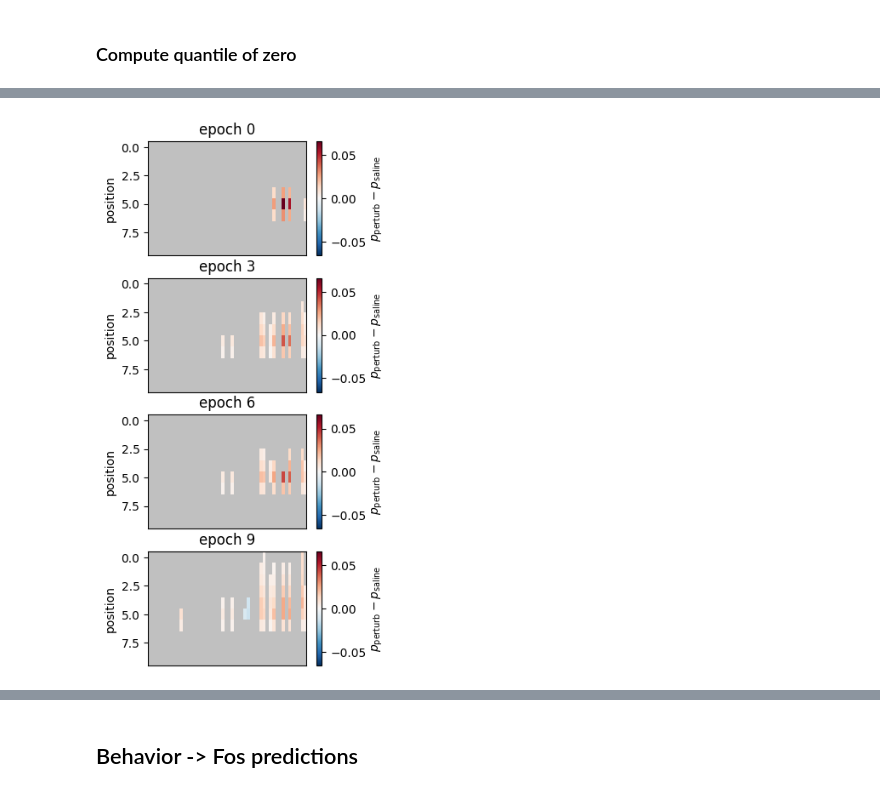
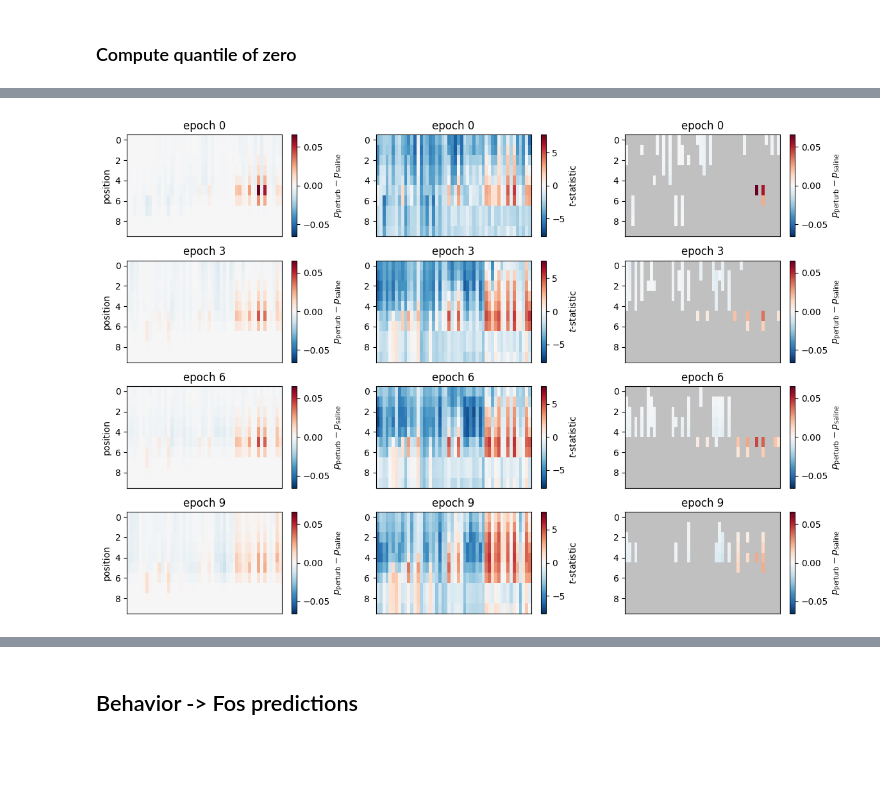
Before and after one commit to lindermanlab/fos, a Jupyter notebook: notebooks/2024-06-18 fos-behavior predictions.ipynb, the cells around one changed output, grey strips where cells are left out. Drawn from its saved outputs; the diff is of its cells as text; code cells hidden in the pictures; blank space fills up the shorter version.

Commit message:
updating fos-behavior predictions with stratified bootstrap

```diff
--- a/notebooks/2024-06-18 fos-behavior predictions.ipynb
+++ b/notebooks/2024-06-18 fos-behavior predictions.ipynb
@@ -104,6 +108,6 @@ for i in progress_bar(range(0, NUM_BOOTSTRAP)):
         # print(f"found results for iteration {i}")
         continue
 
-    artifact = api.artifact("linderman-lab/serotonin-fos-seminmf-bootstrap/params_pkl:v{:d}".format(i))
+    artifact = api.artifact(f"{WAND_FOS_BOOTSTRAP_PROJECT}/params_pkl:v{i}")
     artifact.download(root=FOS_PARAM_DIR)
 # %% [output]
@@ -117,7 +131,8 @@ for i in progress_bar(range(0, NUM_BOOTSTRAP + 3)):
         continue
 
     try:
-        artifact = api.artifact("linderman-lab/serotonin-behavior-bootstrap/params_pkl:v{:d}".format(i))
+        artifact = api.artifact(f"{WAND_BEHAVIOR_BOOTSTRAP_PROJECT}/params_pkl:v{i}")
+        # artifact = api.artifact("/params_pkl:v{:d}".format(i))
         artifact.download(root=BEHAVIOR_PARAM_DIR)
     except:
         print("could not find artifact params_pkl:v{:d}".format(i))
@@ -245,5 +260,5 @@ for i in progress_bar(range(NUM_BOOTSTRAP)):
 # %%
-e, p, s = 3, 5, 42
+e, p, s = 3, 5, 36
 plt.hist(bootstrap_pred_behav_changes[:, e, p, s], 50, alpha=0.75, edgecolor='gray', label='bootstrap samples')
 plt.axvline(final_pred_behav_change[e, p, s], color='r', label='full model')
 plt.xlabel("predicted change in syllable probability")
@@ -269,0 +285,13 @@ Text(0, 0.5, 'count')
+# %%
+from scipy import stats
+sem_pred_behav_change = np.std(bootstrap_pred_behav_changes, axis=0)
+tstat_pred_behav_change = final_pred_behav_change / sem_pred_behav_change
+pval_pred_behav_change = stats.t.sf(np.abs(tstat_pred_behav_change), NUM_BOOTSTRAP-1)*2
+
+# Make a copy of the changes and nan out the insignificant ones
+p_thresh = 0.05 / final_pred_behav_change.size
+sig = pval_pred_behav_change < p_thresh
+sig_pred_behav_change = final_pred_behav_change.copy()
+sig_pred_behav_change[~sig] = np.nan
+
+print(f"num sig. predictions (Bonferroni): {sig.sum()}")
@@ -270,27 +302,46 @@ Text(0, 0.5, 'count')
 # %%
-# Determine significance
-thr = 0.01
-sig = (cdf0 < 0.025) | (cdf0 > 0.975) & (abs(final_pred_behav_change) > thr)
-
-# Make a copy of the changes and nan out the insignificant ones
-sig_pred_behav_change = final_pred_behav_change.copy()
-sig_pred_behav_change[~sig] = np.nan
-
 # Plot the changes for a few epochs
 epochs_to_plot = [0, 3, 6, 9]
-fig, axs = plt.subplots(len(epochs_to_plot), figsize=(3, 2 * len(epochs_to_plot)))
-vlim = np.nanmax(abs(sig_pred_behav_change))
+fig, axs = plt.subplots(len(epochs_to_plot), 3, figsize=(12, 2 * len(epochs_to_plot)))
+vlim = abs(final_pred_behav_change).max()
+tlim = abs(tstat_pred_behav_change).max()
 for j, e in enumerate(epochs_to_plot):
-    im = axs[j].imshow(sig_pred_behav_change[e],
-                       cmap=cmap,
-                       interpolation="none",
-                       aspect="auto",
-                       vmin=-vlim,
-                       vmax=vlim)
-    axs[j].set_ylabel("position")
-    axs[j].set_xticks([])
-    axs[j].set_title(f"epoch {e}")
+    im = axs[j,0].imshow(final_pred_behav_change[e],
+                         cmap=cmap,
+                         interpolation="none",
+                         aspect="auto",
+                         vmin=-vlim,
+                         vmax=vlim)
+    axs[j,0].set_xticks([])
+    axs[j,0].set_title(f"epoch {e}")
+    axs[j,0].set_ylabel("position")
     # plt.colorbar(im, label=r"$\log \frac{{p_{{\mathsf{{perturb}}}}}}{{p_{{\mathsf{{saline}}}}}}$.")
     plt.colorbar(im, label=r"$p_{{\mathsf{{perturb}}}} - p_{{\mathsf{{saline}}}}$")
+
+    im = axs[j,1].imshow(tstat_pred_behav_change[e],
+                         cmap=cmap,
+                         interpolation="none",
+                         aspect="auto",
+                         vmin=-tlim,
+                         vmax=tlim)
+    axs[j,1].set_xticks([])
+    axs[j,1].set_title(f"epoch {e}")
+    # axs[j,1].set_ylabel("position")
+    # plt.colorbar(im, label=r"$\log \frac{{p_{{\mathsf{{perturb}}}}}}{{p_{{\mathsf{{saline}}}}}}$.")
+    plt.colorbar(im, label=r"$t$-statistic")
+
+    im = axs[j,2].imshow(sig_pred_behav_change[e],
+                         cmap=cmap,
+                         interpolation="none",
+                         aspect="auto",
+                         vmin=-vlim,
+                         vmax=vlim)
+    # axs[j,2].set_ylabel("position")
+    axs[j,2].set_xticks([])
+    axs[j,2].set_title(f"epoch {e}")
+    # plt.colorbar(im, label=r"$\log \frac{{p_{{\mathsf{{perturb}}}}}}{{p_{{\mathsf{{saline}}}}}}$.")
+    plt.colorbar(im, label=r"$p_{{\mathsf{{perturb}}}} - p_{{\mathsf{{saline}}}}$")
+
+plt.tight_layout()
 # %% [output]
-[figure, old version]
+[figure, new version]
```
Also changed, not shown: parts of 28 cells of this notebook.
